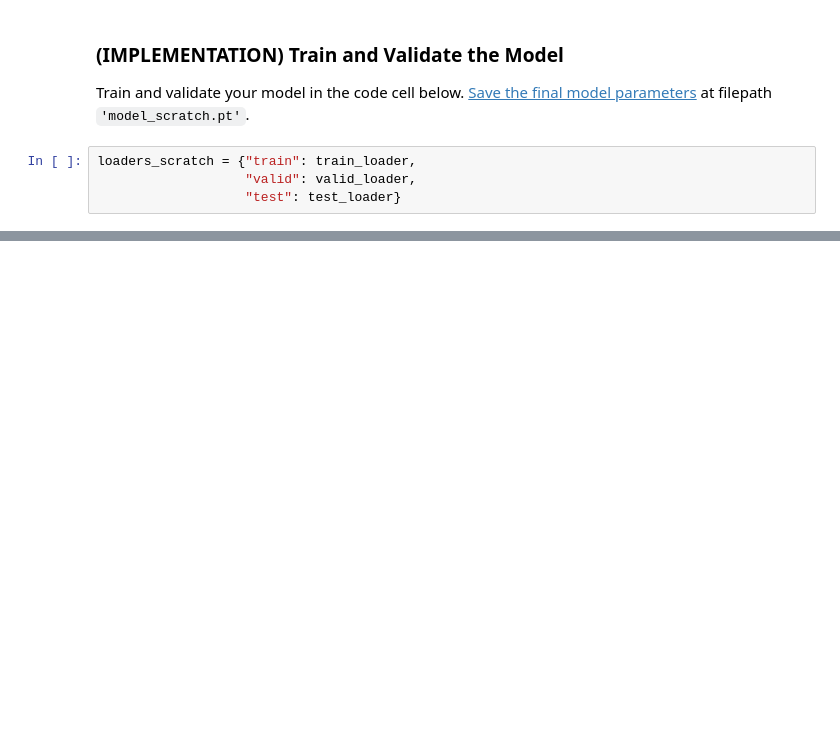
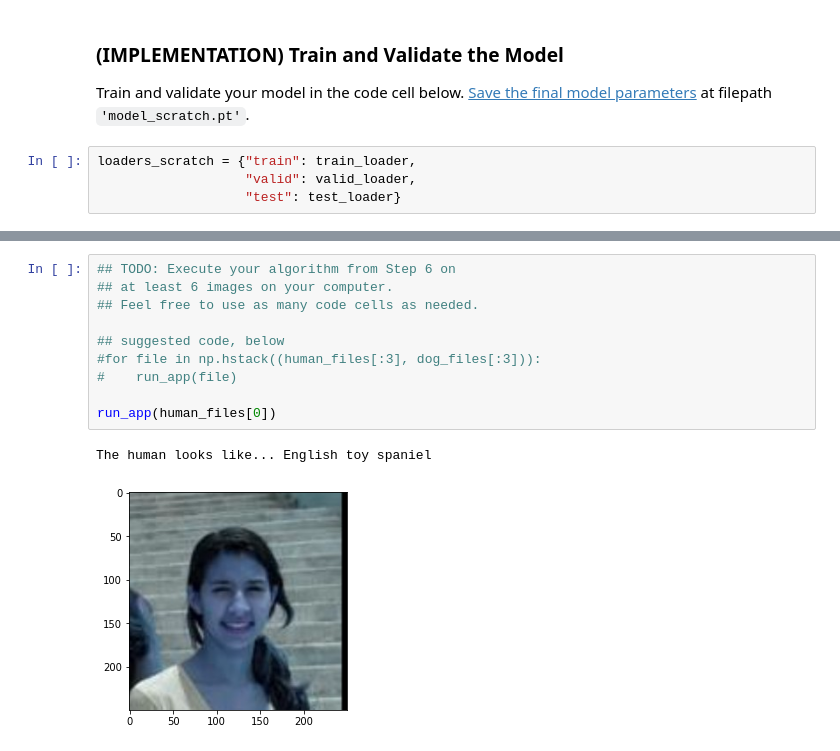
Before and after one commit to bwbelljr/ud_dl_nd, a Jupyter notebook: 3_cnns/project_dog_breed_classifier/dog_app.ipynb, the cells around one changed output, grey strips where cells are left out. Cells and saved outputs as stored; diff of their text form; blank space fills up the shorter version.

```diff
--- a/3_cnns/project_dog_breed_classifier/dog_app.ipynb
+++ b/3_cnns/project_dog_breed_classifier/dog_app.ipynb
@@ -700,0 +986,13 @@ Test Accuracy:  1% (10/836)
+# %%
+## TODO: Execute your algorithm from Step 6 on
+## at least 6 images on your computer.
+## Feel free to use as many code cells as needed.
+
+## suggested code, below
+#for file in np.hstack((human_files[:3], dog_files[:3])):
+#    run_app(file)
+
+run_app(human_files[0])
+# %% [output]
+The human looks like... English toy spaniel
+[figure, added]
```
Also changed, not shown: parts of 46 cells of this notebook, 2 other files.
